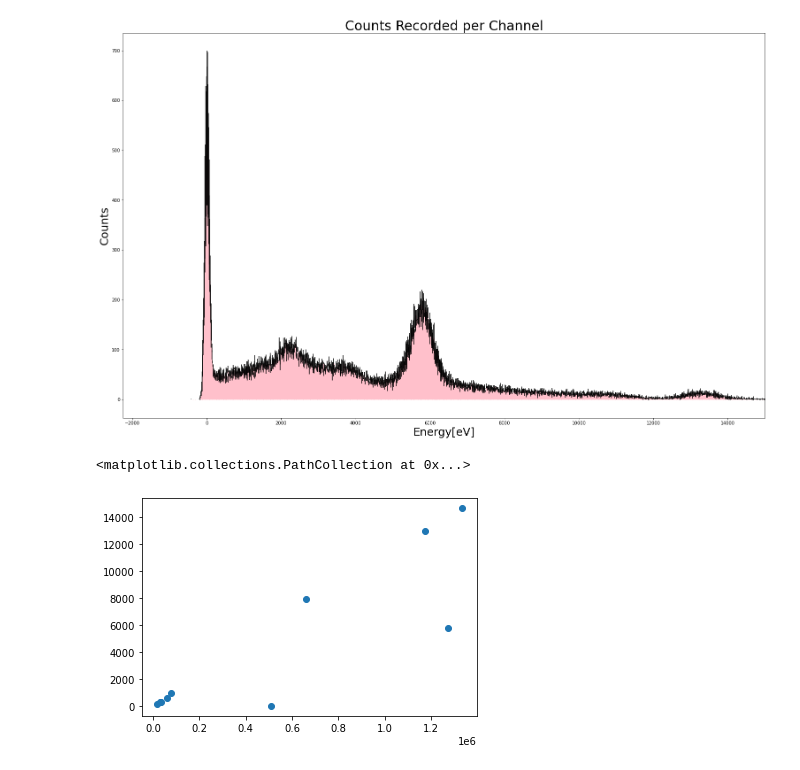
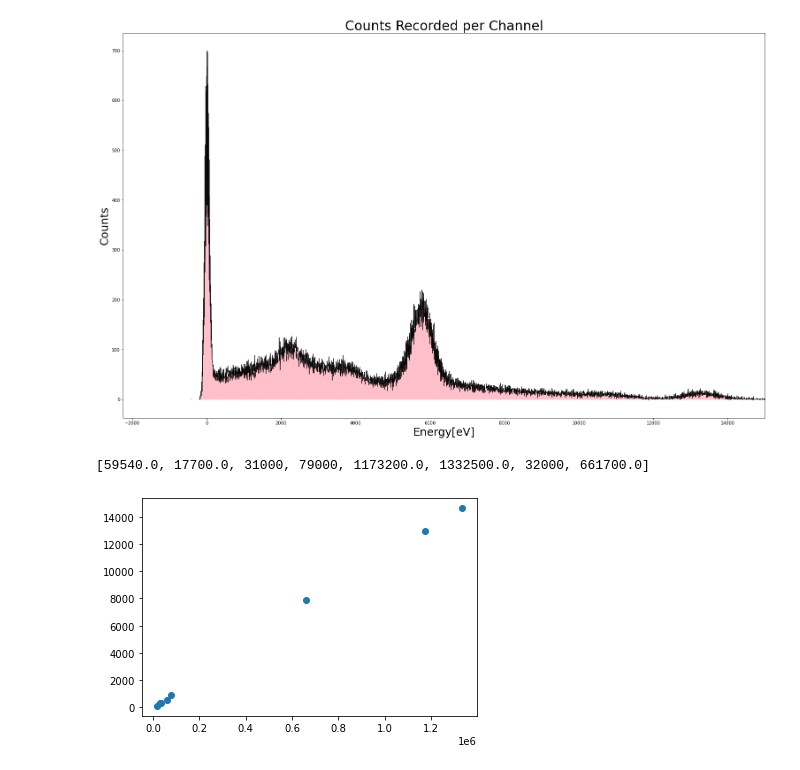
Before and after one commit to diodeamy/GammaSpectra, a Jupyter notebook: graphing.ipynb, the cells around one changed output. Drawn from its saved outputs; the diff is of its cells as text; code cells hidden in the pictures.

```diff
--- a/graphing.ipynb
+++ b/graphing.ipynb
@@ -41,27 +42,28 @@ L_Co60 = pd.read_csv('Data/LYSO/Co60/LYSO_Co60_final.csv')
 L_Cs137 = pd.read_csv('Data/LYSO/Cs137/LYSO_Cs137_final.csv')
 L_Na22 = pd.read_csv('Data/LYSO/Na22/LYSO_Na22_final.csv')
 # %%
-
-
 L_Am = allthewayup(L_Am241, 59.54*10**3, 17.7*10**3, 1)
 L_Ba = allthewayup(L_Ba133, 31*10**3, 79*10**3, 0, 500)
 L_Co = allthewayup(L_Co60, 1173.2*10**3, 1332.5*10**3, 0, 2000, 1)
 L_Cs = allthewayup(L_Cs137, 32*10**3, 661.7*10**3,0, 4000)
 L_Na = allthewayup(L_Na22, 511*10**3, 1274.5*10**3, 0, 4000)
-L_plot_x = [L_Am['peak1']['energy'], L_Am['peak2']['energy'],
+L_plot_x = [
+    L_Am['peak1']['energy'], L_Am['peak2']['energy'],
            L_Ba['peak1']['energy'], L_Ba['peak2']['energy'],
             L_Co['peak1']['energy'], L_Co['peak2']['energy'],
             L_Cs['peak1']['energy'], L_Cs['peak2']['energy'],
-            L_Na['peak1']['energy'], L_Na['peak2']['energy']
+#             L_Na['peak1']['energy'], L_Na['peak2']['energy']
            ]
-L_plot_y = [L_Am['peak1']['channel'], L_Am['peak2']['channel'],
+
+L_plot_y = [
+    L_Am['peak1']['channel'], L_Am['peak2']['channel'],
            L_Ba['peak1']['channel'], L_Ba['peak2']['channel'],
             L_Co['peak1']['channel'], L_Co['peak2']['channel'],
             L_Cs['peak1']['channel'], L_Cs['peak2']['channel'],
-            L_Na['peak1']['channel'], L_Na['peak2']['channel']
+#             L_Na['peak1']['channel'], L_Na['peak2']['channel']
            ]
+plt.scatter(L_plot_x, L_plot_y)
+L_plot_x
+# %% [output]
+[59540.0, 17700.0, 31000, 79000, 1173200.0, 1332500.0, 32000, 661700.0]
+[figure, added]
-# %%
-plt.scatter(L_plot_x, L_plot_y)
-# %% [output]
-<matplotlib.collections.PathCollection at 0x...>
-[figure, removed]
```
Also changed, not shown: parts of 9 cells of this notebook.
